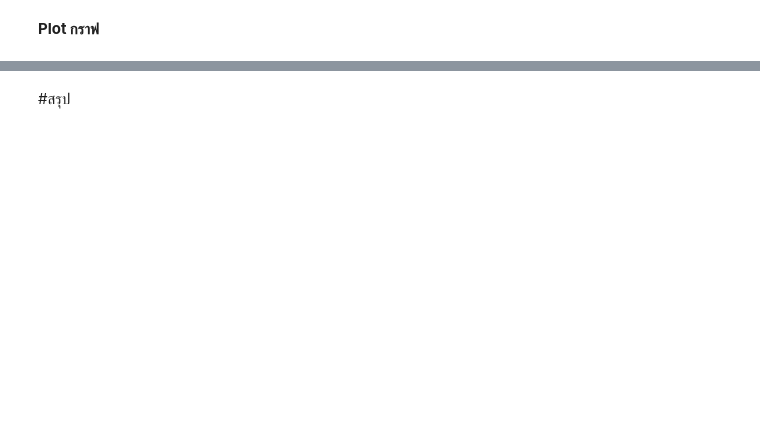
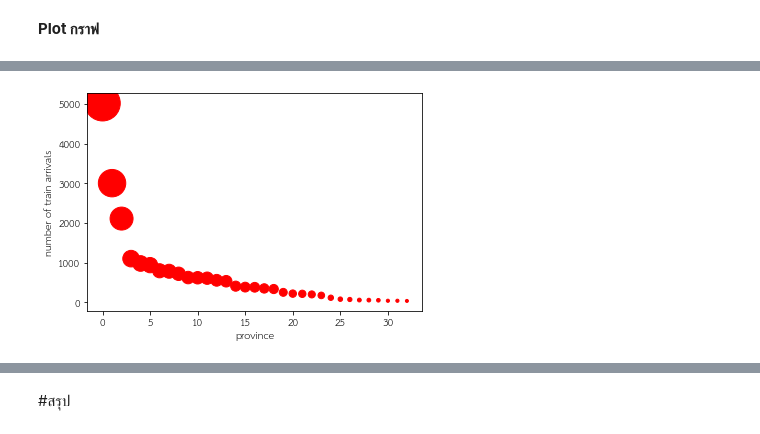
Before and after one commit to ThanikPimpiban/DWDM21, a Jupyter notebook: Project_final.ipynb, the cells around one changed output, grey strips where cells are left out. Drawn from its saved outputs; the diff is of its cells as text; code cells hidden in the pictures; blank space fills up the shorter version.

```diff
--- a/Project_final.ipynb
+++ b/Project_final.ipynb
@@ -1051,3 +1081,3 @@ data ##แสดงข้อมูลของตารางที่เลื
 # %%
-Top_Prov = data.groupby('จังหวัด').count().sort_values(by=['StFinal'],ascending=False) ##นำข้อมูล จังหวัด จากตาราง Data โดยพิจารณาจาก StFinal
+Top_Prov = table_mix.groupby('จังหวัด_x').count().sort_values(by=['StStart'],ascending=False) ##นำข้อมูล จังหวัด จากตาราง Data โดยพิจารณาจาก StFinal
 Top_Prov  ##เรียกดูตาราง
@@ -1066,5 +1137,7 @@ plt.ylabel('number of train arrivals'); ##ใส่ชื่อแกน Y
 # %%
-plt.scatter(range(len(Top_Prov.iloc[-33:,1])),Top_Prov.iloc[-33:,1],s=10*Top_Prov.iloc[-33:,1],c=['r'])  ## Plot กราฟ โดยขนาดของจุด*แปรผันตรงกับขนาดของข้อมูล
+plt.scatter(range(len(Top_Prov.iloc[-33:,1])),Top_Prov.iloc[-33:,1],s=0.25*Top_Prov.iloc[-33:,1],c=['r'])  ## Plot กราฟ โดยขนาดของจุด*แปรผันตรงกับขนาดของข้อมูล
 plt.xlabel('province'); ##ใส่ชื่อแกน X
 plt.ylabel('number of train arrivals'); ##ใส่ชื่อแกน Y
+# %% [output]
+[figure, added]
 # %%
```
Also changed, not shown: parts of 10 cells of this notebook.
